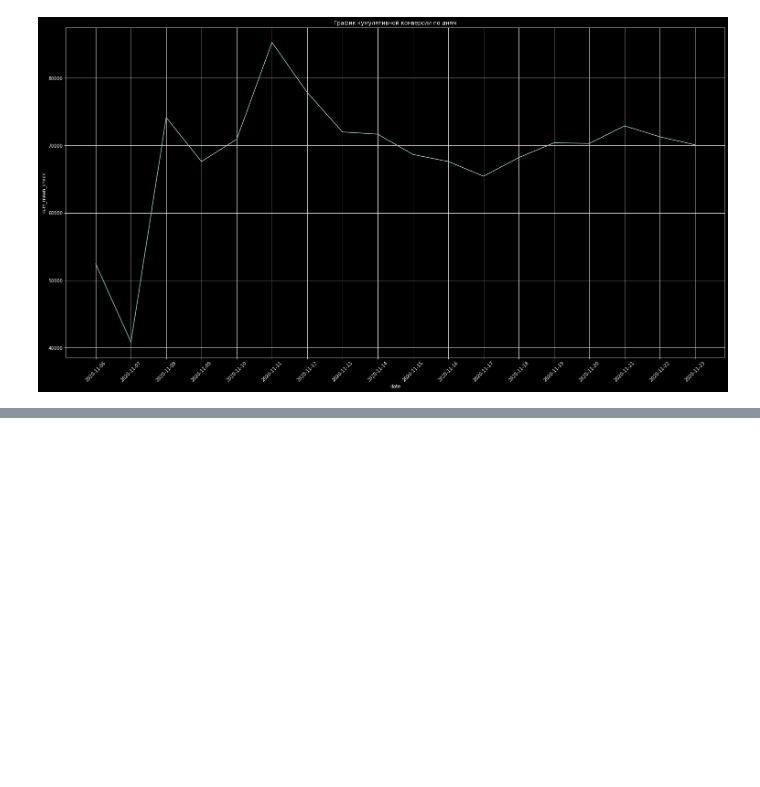
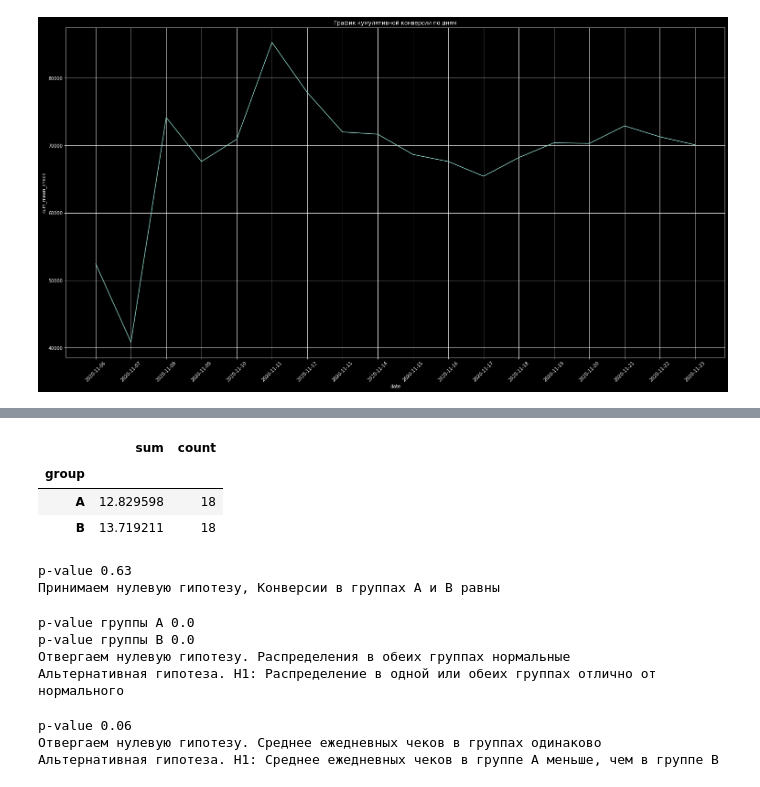
Before and after one commit to madskillskill/sf_data_science, a Jupyter notebook: EDA-5/EDA-5.ipynb, the cells around one changed output, grey strips where cells are left out. Saved outputs shown, nothing was run; the diff lists cells and outputs as text; code cells hidden in the pictures; blank space fills up the shorter version.

```diff
--- a/EDA-5/EDA-5.ipynb
+++ b/EDA-5/EDA-5.ipynb
@@ -274,0 +385,68 @@ ax.grid(True);
+# %%
+con_data = pd.concat([rdad, rdbd]).groupby('group')['cum_conversion'].agg(['sum', 'count'])
+display(con_data)
+
+H0 = 'Конверсии в группах A и B равны'
+H1 = 'Конверсия в группе А выше, чем конверсия в группе В'
+alpha = 0.1
+
+_, p_value = proportions_ztest(
+    count=con_data['sum'],
+    nobs=con_data['count'],
+    alternative='larger'
+)
+
+print('p-value', round(p_value, 2))
+
+if (p_value < alpha):
+    print("Отвергаем нулевую гипотезу. {}".format(H0))
+    print("Альтернативная гипотеза. H1: {}".format(H1))
+else:
+    print('Принимаем нулевую гипотезу, {}'.format(H0))
+# %% [output]
+|  | sum | count |
+| group |  |  |
+| A | 12.829598 | 18 |
+| B | 13.719211 | 18 |
+p-value 0.63
+Принимаем нулевую гипотезу, Конверсии в группах A и B равны
+# %%
+from scipy.stats import shapiro
+# нулевая и альтернативная гипотезы
+H0 = 'Распределения в обеих группах нормальные'
+H1 = 'Распределение в одной или обеих группах отлично от нормального'
+alpha = 0.1 # уровень значимости
+# вычисляем результат теста Шапиро-Уилка для выборок
+shapiro_result_a = shapiro(rdad['cum_mean_check'])
+shapiro_result_b = shapiro(rdbd['cum_mean_check'])
+print('p-value группы А', round(shapiro_result_a.pvalue, 2))
+print('p-value группы B', round(shapiro_result_b.pvalue, 2))
+# сравниваем полученное p-value с уровнем значимости
+if shapiro_result_a.pvalue < alpha or shapiro_result_b.pvalue < alpha:
+    print("Отвергаем нулевую гипотезу. {}".format(H0))
+    print("Альтернативная гипотеза. H1: {}".format(H1))
+else:
+    print("Принимаем нулевую гипотезу. {}".format(H0))
+# %% [output]
+p-value группы А 0.0
+p-value группы B 0.0
+Отвергаем нулевую гипотезу. Распределения в обеих группах нормальные
+Альтернативная гипотеза. H1: Распределение в одной или обеих группах отлично от нормального
+# %%
+from scipy.stats import mannwhitneyu
+
+H0 = 'Среднее ежедневных чеков в группах одинаково'
+H1 = 'Среднее ежедневных чеков в группе А меньше, чем в группе B'
+
+results = mannwhitneyu(rdad['revenue'], rdbd['revenue'], alternative='less')
+print('p-value', round(results.pvalue, 2))
+
+if results.pvalue < alpha:
+    print("Отвергаем нулевую гипотезу. {}".format(H0))
+    print("Альтернативная гипотеза. H1: {}".format(H1))
+else:
+    print("Принимаем нулевую гипотезу. {}".format(H0))
+# %% [output]
+p-value 0.06
+Отвергаем нулевую гипотезу. Среднее ежедневных чеков в группах одинаково
+Альтернативная гипотеза. H1: Среднее ежедневных чеков в группе А меньше, чем в группе B
```
Also changed, not shown: parts of 10 cells of this notebook, 3 other files.
